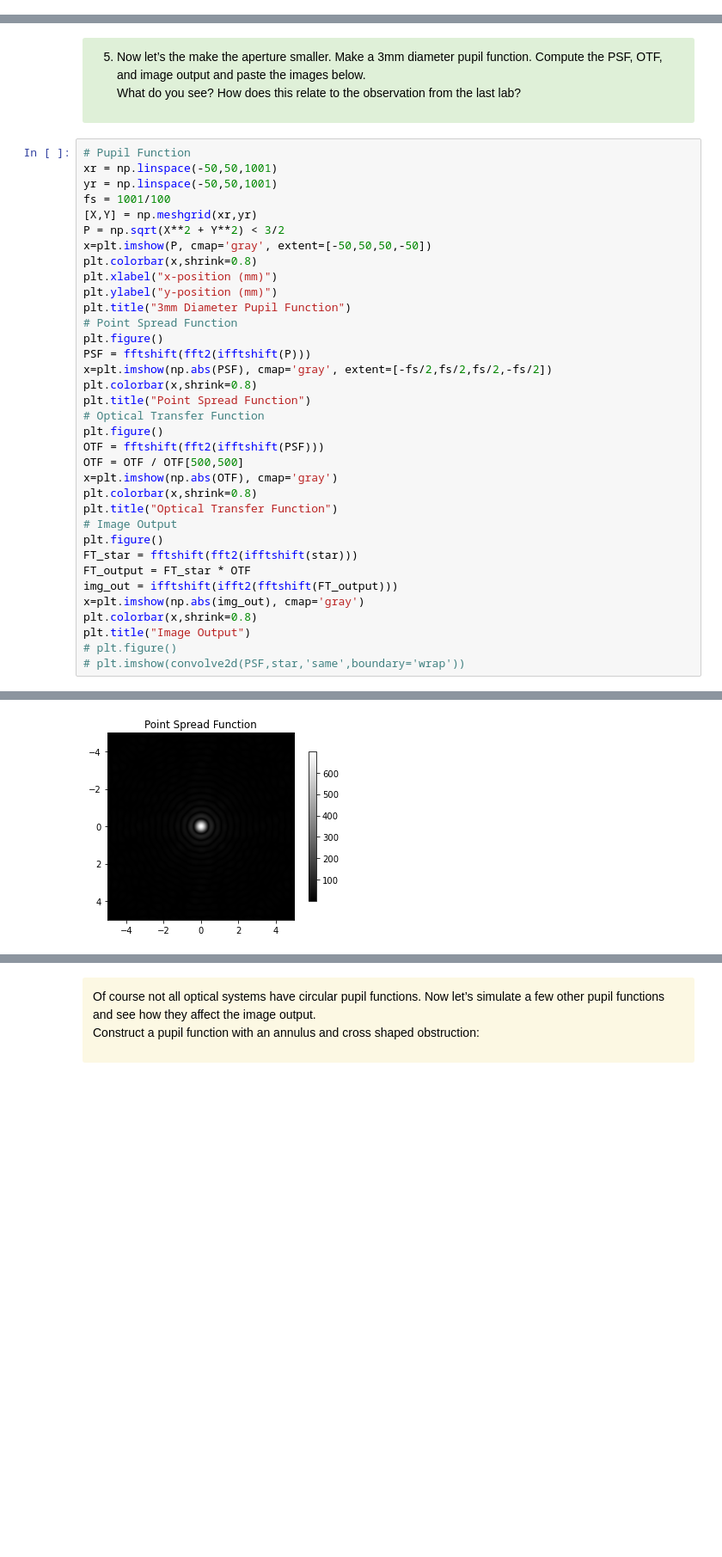
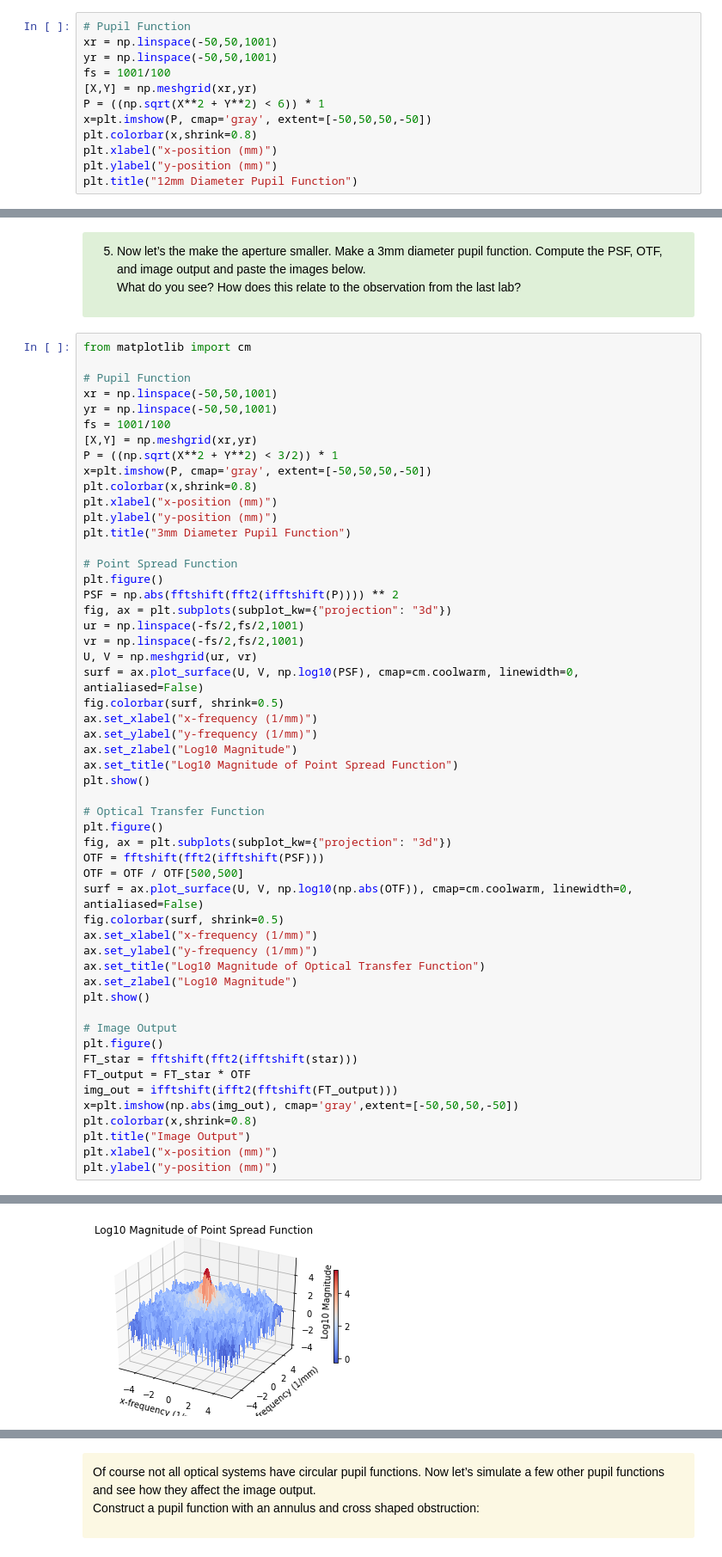
Before and after one commit to dishamishra/Labs_Imager, a Jupyter notebook: Lab3 Part1 (Clean).ipynb, the cells around one changed output, grey strips where cells are left out. Shown at 86% size. Saved outputs shown, nothing was run; the diff lists cells and outputs as text; blank space fills up the shorter version.

```diff
--- a/Lab3 Part1 (Clean).ipynb
+++ b/Lab3 Part1 (Clean).ipynb
@@ -223,3 +217,15 @@ Perform convolution of each filter with the image. Paste your image below. Expla
 
 </font>
 </div>
+# %%
+# Pupil Function
+xr = np.linspace(-50,50,1001)
+yr = np.linspace(-50,50,1001)
+fs = 1001/100
+[X,Y] = np.meshgrid(xr,yr)
+P = ((np.sqrt(X**2 + Y**2) < 6)) * 1
+x=plt.imshow(P, cmap='gray', extent=[-50,50,50,-50])
+plt.colorbar(x,shrink=0.8)
+plt.xlabel("x-position (mm)")
+plt.ylabel("y-position (mm)")
+plt.title("12mm Diameter Pupil Function")
@@ -272,38 +339,56 @@ plt.imshow(star, cmap='gray')
 5. Now let’s the make the aperture smaller. Make a 3mm diameter pupil function. Compute the PSF, OTF, and image output and paste the images below. <br/> What do you see? How does this relate to the observation from the last lab?</font>
 </div>
 # %%
+from matplotlib import cm
+
 # Pupil Function
 xr = np.linspace(-50,50,1001)
 yr = np.linspace(-50,50,1001)
 fs = 1001/100
 [X,Y] = np.meshgrid(xr,yr)
-P = np.sqrt(X**2 + Y**2) < 3/2
+P = ((np.sqrt(X**2 + Y**2) < 3/2)) * 1
 x=plt.imshow(P, cmap='gray', extent=[-50,50,50,-50])
 plt.colorbar(x,shrink=0.8)
 plt.xlabel("x-position (mm)")
 plt.ylabel("y-position (mm)")
 plt.title("3mm Diameter Pupil Function")
+
 # Point Spread Function
 plt.figure()
-PSF = fftshift(fft2(ifftshift(P)))
-x=plt.imshow(np.abs(PSF), cmap='gray', extent=[-fs/2,fs/2,fs/2,-fs/2])
-plt.colorbar(x,shrink=0.8)
-plt.title("Point Spread Function")
+PSF = np.abs(fftshift(fft2(ifftshift(P)))) ** 2
+fig, ax = plt.subplots(subplot_kw={"projection": "3d"})
+ur = np.linspace(-fs/2,fs/2,1001)
+vr = np.linspace(-fs/2,fs/2,1001)
+U, V = np.meshgrid(ur, vr)
+surf = ax.plot_surface(U, V, np.log10(PSF), cmap=cm.coolwarm, linewidth=0, antialiased=False)
+fig.colorbar(surf, shrink=0.5)
+ax.set_xlabel("x-frequency (1/mm)")
+ax.set_ylabel("y-frequency (1/mm)")
+ax.set_zlabel("Log10 Magnitude")
+ax.set_title("Log10 Magnitude of Point Spread Function")
+plt.show()
+
 # Optical Transfer Function
 plt.figure()
+fig, ax = plt.subplots(subplot_kw={"projection": "3d"})
 OTF = fftshift(fft2(ifftshift(PSF)))
 OTF = OTF / OTF[500,500]
-x=plt.imshow(np.abs(OTF), cmap='gray')
-plt.colorbar(x,shrink=0.8)
-plt.title("Optical Transfer Function")
+surf = ax.plot_surface(U, V, np.log10(np.abs(OTF)), cmap=cm.coolwarm, linewidth=0, antialiased=False)
+fig.colorbar(surf, shrink=0.5)
+ax.set_xlabel("x-frequency (1/mm)")
+ax.set_ylabel("y-frequency (1/mm)")
+ax.set_title("Log10 Magnitude of Optical Transfer Function")
+ax.set_zlabel("Log10 Magnitude")
+plt.show()
+
 # Image Output
 plt.figure()
 FT_star = fftshift(fft2(ifftshift(star)))
 FT_output = FT_star * OTF
 img_out = ifftshift(ifft2(fftshift(FT_output)))
-x=plt.imshow(np.abs(img_out), cmap='gray')
+x=plt.imshow(np.abs(img_out), cmap='gray',extent=[-50,50,50,-50])
 plt.colorbar(x,shrink=0.8)
 plt.title("Image Output")
-# plt.figure()
-# plt.imshow(convolve2d(PSF,star,'same',boundary='wrap'))
+plt.xlabel("x-position (mm)")
+plt.ylabel("y-position (mm)")
 # %% [output]
@@ -312 +397 @@ Text(0.5, 1.0, 'Image Output')
-[figure, old version]
+[figure, new version]
```
Also changed, not shown: parts of 7 cells of this notebook.
